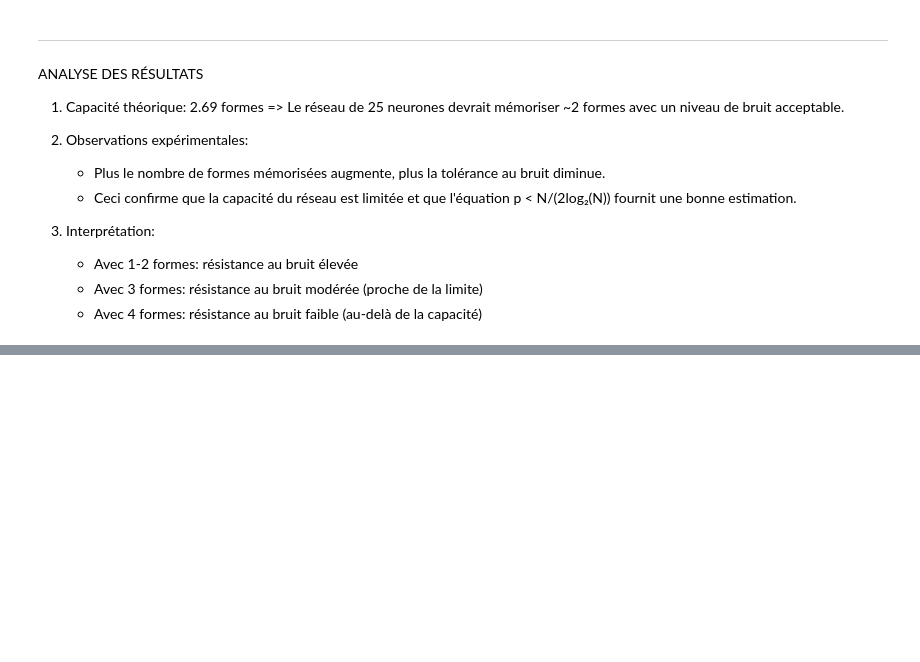
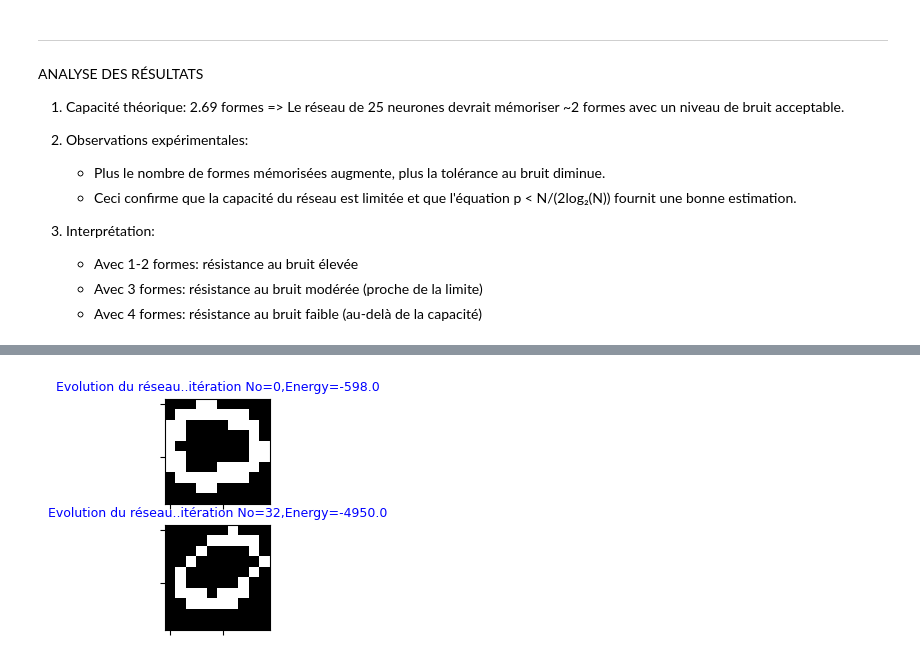
Before and after one commit to Leon-afk1/TP_reseau_neurone, a Jupyter notebook: Lab2/lab2.ipynb, the cells around one changed output, grey strips where cells are left out. Drawn from its saved outputs; the diff is of its cells as text; code cells hidden in the pictures; blank space fills up the shorter version.

```diff
--- a/Lab2/lab2.ipynb
+++ b/Lab2/lab2.ipynb
@@ -1408,0 +1485,12 @@ ANALYSE DES RÉSULTATS
+# %%
+def calculate_hebb_weights(vectors_to_learn):
+    n = len(vectors_to_learn[0])
+    W = np.zeros((n, n))
+    for v in vectors_to_learn:
+        W += np.outer(v, v)
+    np.fill_diagonal(W, 0)
+    return W
+
+# Calcul des poids pour proto0
+W_0 = calculate_hebb_weights([proto0])
+print("Matrice de poids W_0 calculée.")
@@ -1408,0 +1502,82 @@ ANALYSE DES RÉSULTATS
+# %%
+def my_hopfield(w, v, n_iter, xsize, ysize, verbose):
+    fig, axarr = plt.subplots(2, 1, figsize=(3, 3))
+    hdisplay = display.display("Réseau Hopfield", display_id=True)
+
+    energy = np.array([])
+    energy = np.append(energy, -0.5 * v @ w @ v.transpose())
+    visitee = np.array([])
+    epoch = 0
+    txt = "Evolution du réseau..itération No={},Energy={}"
+    txt = txt.format(epoch, energy[epoch])
+
+    def local_mycarte(vect, ax, titre, hdisplay):
+        vect = vect.reshape((xsize, ysize))
+        ax.imshow(np.where(vect >= 0, 1, 0), origin='upper', cmap="Greys", interpolation='nearest')
+        ax.tick_params(labelbottom=False, labelleft=False)
+        ax.set_title(titre, fontsize=9, color='blue')
+
+    local_mycarte(v, axarr[0], txt, hdisplay=hdisplay)
+    hdisplay.update(fig)
+
+    while epoch < n_iter * v.shape[1]:
+        net = v @ w
+        net[net > 0] = 1
+        net[net < 0] = -1
+        out = net
+        idx = (v != out) * 1
+        idx = np.where(idx == 1)[1]
+
+        if idx.size == 0:
+            break
+
+        search = 1
+        while search:
+            update = np.random.randint(0, len(idx), 1)[0]
+            if np.intersect1d(idx[update], visitee).size == 0:
+                v[0, idx[update]] = -v[0, idx[update]]
+                energy = np.append(energy, -0.5 * v @ w @ v.transpose())
+                visitee = np.append(visitee, idx[update])
+                search = 0
+                if verbose == 1:
+                    idxpt = np.unravel_index(idx[update], (xsize, ysize))
+                    axarr[1].scatter(idxpt[1], idxpt[0], marker="x", color="red", s=100)
+                    txt = "Evolution du réseau..itération No={},Energy={}"
+                    local_mycarte(v, axarr[1], txt.format(epoch, energy[epoch]), hdisplay=hdisplay)
+                    axarr[1].scatter(idxpt[1], idxpt[0], marker="x", color="white", s=100)
+                    hdisplay.update(fig)
+                    time.sleep(1)
+                idx = np.delete(idx, update)
+            else:
+                idx = np.delete(idx, update)
+            if idx.size == 0:
+                search = 0
+        epoch = epoch + 1
+
+    txt = "Evolution du réseau..itération No={},Energy={}"
+    local_mycarte(v, axarr[1], txt.format(epoch, energy[-1]), hdisplay=hdisplay)
+    time.sleep(1)
+    hdisplay.update(fig)
+    plt.close(fig)
+    out = v
+    return out, energy
+
+# Vérification de la convergence pour les 10 échantillons de 0
+print("\nTest de convergence pour les échantillons de '0'")
+reussites = 0
+for i in range(10):
+    sample = np.where(samples0[i, :] > 0, 1, -1)
+    sample_2d = sample.reshape(1, -1)
+
+    # On utilise verbose=0 pour ne pas afficher l'animation à chaque fois
+    out, _ = my_hopfield(W_0, sample_2d.copy(), n_iter_digits, xsize_digits, ysize_digits, 0)
+
+    if np.array_equal(out, proto0.reshape(1, -1)):
+        reussites += 1
+        print(f"Sample {i+1}: Convergé vers proto0")
+    else:
+        print(f"Sample {i+1}: ÉCHEC")
+
+taux_0 = reussites / 10 * 100
+print(f"\nTaux de reconnaissance pour '0': {taux_0}%")
+# %% [output]
@@ -1408,0 +1585 @@ ANALYSE DES RÉSULTATS
+[figure, added]
```
Also changed, not shown: parts of 33 cells of this notebook, 1 other file.
